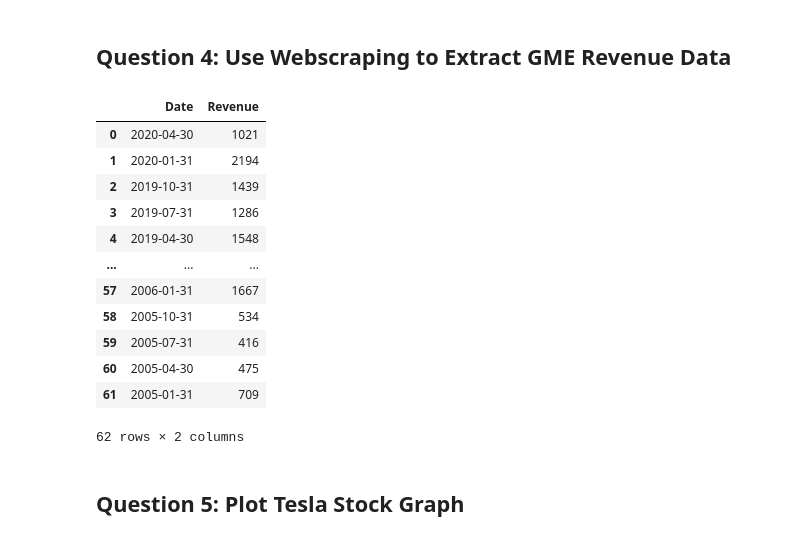
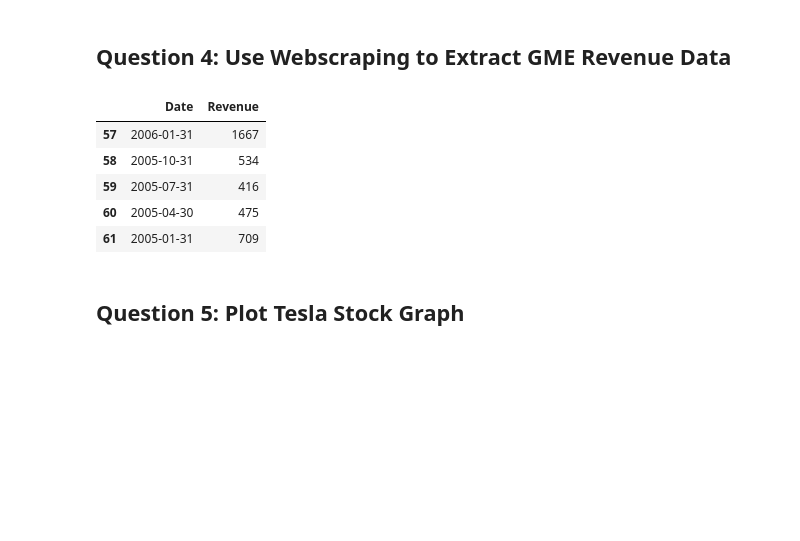
Before and after one commit to itorlou/DataScience_Stock-Revenue, a Jupyter notebook: final_assignment.ipynb, the cells around one changed output. Cells and saved outputs as stored; diff of their text form; code cells hidden in the pictures; blank space fills up the shorter version.

```diff
--- a/final_assignment.ipynb
+++ b/final_assignment.ipynb
@@ -170,21 +157,14 @@ for row in gme_tables[gme_table_index].tbody.find_all("tr"):
         revenue = col[1].text.replace("$", "").replace(",", "")
         gme_revenue = gme_revenue._append({"Date" : date, "Revenue" : revenue}, ignore_index=True)
 # %%
-gme_revenue
+gme_revenue.tail()
 # %% [output]
 |  | Date | Revenue |
-| 0 | 2020-04-30 | 1021 |
-| 1 | 2020-01-31 | 2194 |
-| 2 | 2019-10-31 | 1439 |
-| 3 | 2019-07-31 | 1286 |
-| 4 | 2019-04-30 | 1548 |
-| ... | ... | ... |
 | 57 | 2006-01-31 | 1667 |
 | 58 | 2005-10-31 | 534 |
 | 59 | 2005-07-31 | 416 |
 | 60 | 2005-04-30 | 475 |
 | 61 | 2005-01-31 | 709 |
-62 rows × 2 columns
 # %% [markdown]
 ## Question 5: Plot Tesla Stock Graph
 # %%
```
Also changed, not shown: parts of 4 cells of this notebook.
